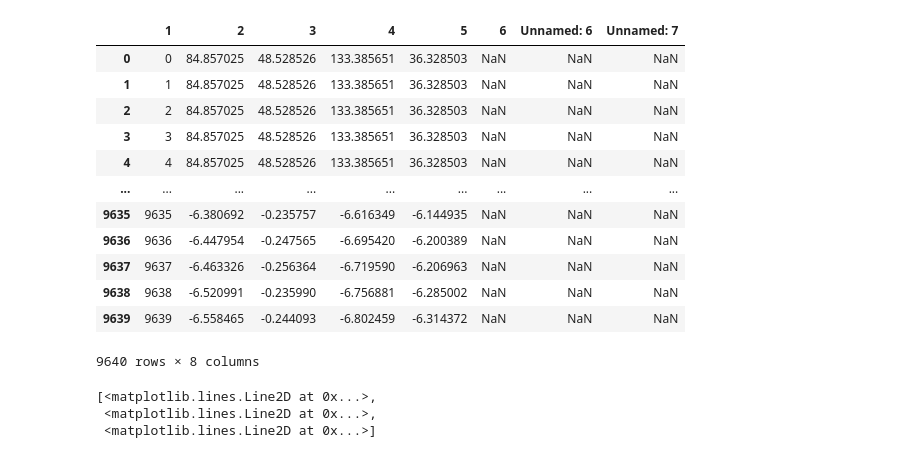
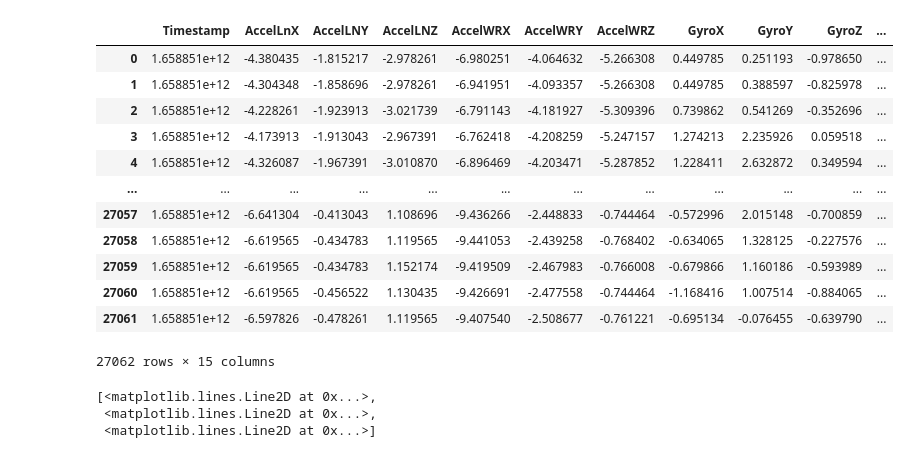
Before and after one commit to VirajJaneja/FNIRSMotionArtifacts, a Jupyter notebook: Motion Artifact Identification.ipynb, the cells around one changed output. Saved outputs shown, nothing was run; the diff lists cells and outputs as text; code cells hidden in the pictures.

```diff
--- a/Motion Artifact Identification.ipynb
+++ b/Motion Artifact Identification.ipynb
@@ -11,26 +11,26 @@ from sklearn.model_selection import train_test_split
 # %%
 Trial1Con = pd.read_csv("Trial1Con.csv")
 Trial2Con = pd.read_csv("Trial2Con.csv")
 Trial3Con = pd.read_csv("Trial3Con.csv")
 
 Trial1Ox = pd.read_csv("trial1ox.csv")
 Trial2Ox = pd.read_csv("trial2ox.csv")
 Trial3Ox = pd.read_csv("trial3ox.csv")
-Trial1Ox
+Trial1Con
 # %% [output]
-|  | 1 | 2 | 3 | 4 | 5 | 6 | Unnamed: 6 | Unnamed: 7 |
-| 0 | 0 | 84.857025 | 48.528526 | 133.385651 | 36.328503 | NaN | NaN | NaN |
-| 1 | 1 | 84.857025 | 48.528526 | 133.385651 | 36.328503 | NaN | NaN | NaN |
-| 2 | 2 | 84.857025 | 48.528526 | 133.385651 | 36.328503 | NaN | NaN | NaN |
-| 3 | 3 | 84.857025 | 48.528526 | 133.385651 | 36.328503 | NaN | NaN | NaN |
-| 4 | 4 | 84.857025 | 48.528526 | 133.385651 | 36.328503 | NaN | NaN | NaN |
-| ... | ... | ... | ... | ... | ... | ... | ... | ... |
-| 9635 | 9635 | -6.380692 | -0.235757 | -6.616349 | -6.144935 | NaN | NaN | NaN |
-| 9636 | 9636 | -6.447954 | -0.247565 | -6.695420 | -6.200389 | NaN | NaN | NaN |
-| 9637 | 9637 | -6.463326 | -0.256364 | -6.719590 | -6.206963 | NaN | NaN | NaN |
-| 9638 | 9638 | -6.520991 | -0.235990 | -6.756881 | -6.285002 | NaN | NaN | NaN |
-| 9639 | 9639 | -6.558465 | -0.244093 | -6.802459 | -6.314372 | NaN | NaN | NaN |
+|  | Timestamp | AccelLnX | AccelLNY | AccelLNZ | AccelWRX | AccelWRY | AccelWRZ | GyroX | GyroY | GyroZ | ... |
+| 0 | 1.658851e+12 | -4.380435 | -1.815217 | -2.978261 | -6.980251 | -4.064632 | -5.266308 | 0.449785 | 0.251193 | -0.978650 | ... |
+| 1 | 1.658851e+12 | -4.304348 | -1.858696 | -2.978261 | -6.941951 | -4.093357 | -5.266308 | 0.449785 | 0.388597 | -0.825978 | ... |
+| 2 | 1.658851e+12 | -4.228261 | -1.923913 | -3.021739 | -6.791143 | -4.181927 | -5.309396 | 0.739862 | 0.541269 | -0.352696 | ... |
+| 3 | 1.658851e+12 | -4.173913 | -1.913043 | -2.967391 | -6.762418 | -4.208259 | -5.247157 | 1.274213 | 2.235926 | 0.059518 | ... |
+| 4 | 1.658851e+12 | -4.326087 | -1.967391 | -3.010870 | -6.896469 | -4.203471 | -5.287852 | 1.228411 | 2.632872 | 0.349594 | ... |
+| ... | ... | ... | ... | ... | ... | ... | ... | ... | ... | ... | ... |
+| 27057 | 1.658851e+12 | -6.641304 | -0.413043 | 1.108696 | -9.436266 | -2.448833 | -0.744464 | -0.572996 | 2.015148 | -0.700859 | ... |
+| 27058 | 1.658851e+12 | -6.619565 | -0.434783 | 1.119565 | -9.441053 | -2.439258 | -0.768402 | -0.634065 | 1.328125 | -0.227576 | ... |
+| 27059 | 1.658851e+12 | -6.619565 | -0.434783 | 1.152174 | -9.419509 | -2.467983 | -0.766008 | -0.679866 | 1.160186 | -0.593989 | ... |
+| 27060 | 1.658851e+12 | -6.619565 | -0.456522 | 1.130435 | -9.426691 | -2.477558 | -0.744464 | -1.168416 | 1.007514 | -0.884065 | ... |
+| 27061 | 1.658851e+12 | -6.597826 | -0.478261 | 1.119565 | -9.407540 | -2.508677 | -0.761221 | -0.695134 | -0.076455 | -0.639790 | ... |
-9640 rows × 8 columns
+27062 rows × 15 columns
 # %%
 Trial1Ox
 plt.plot(Trial1Ox['1'], Trial1Ox['2'], Trial1Ox['3'], Trial1Ox['4'], Trial1Ox['5'])
```
Also changed, not shown: parts of 7 cells of this notebook.
